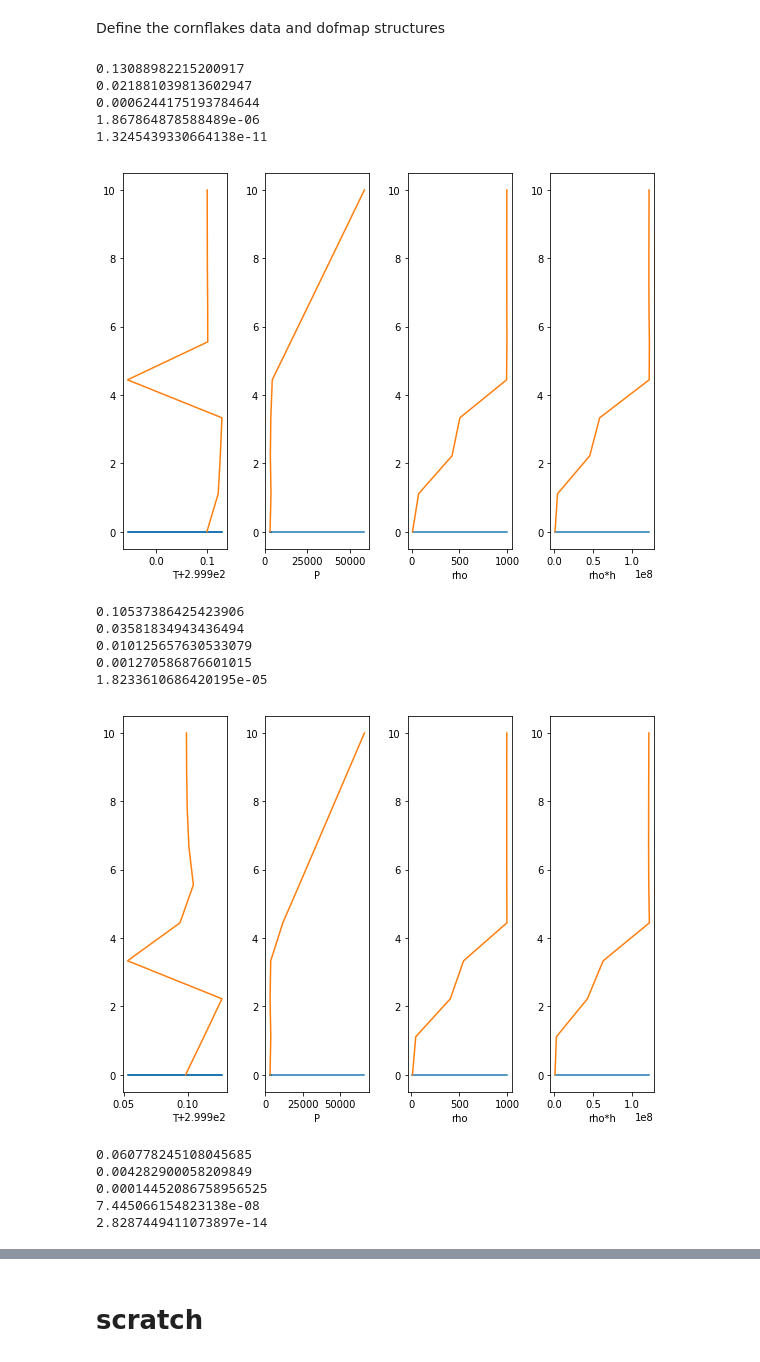
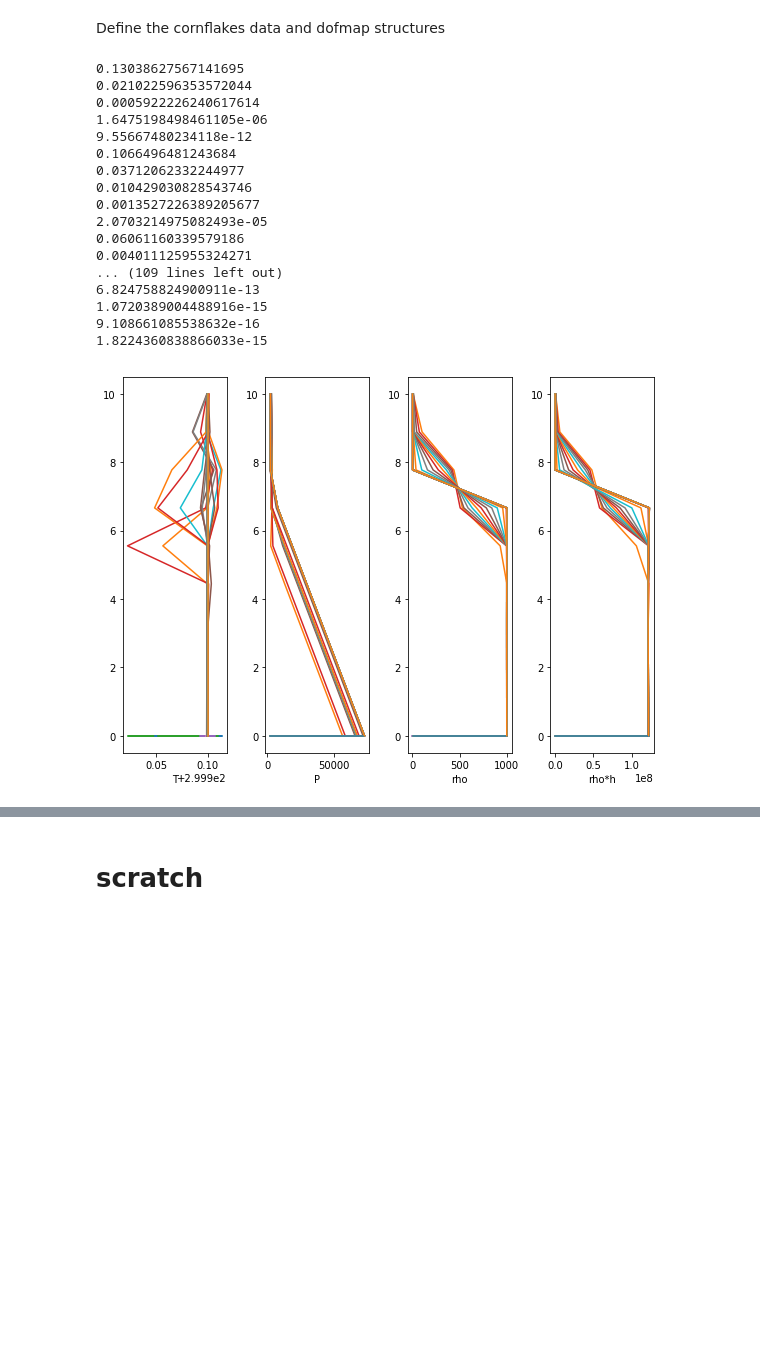
Before and after one commit to afqueiruga/LatentPrimaries, a Jupyter notebook: assembly.ipynb, the cells around one changed output, grey strips where cells are left out. Drawn from its saved outputs; the diff is of its cells as text; code cells hidden in the pictures; blank space fills up the shorter version.

```diff
--- a/assembly.ipynb
+++ b/assembly.ipynb
@@ -155,31 +157,32 @@ q[:] = q0
 # %%
-for t in range(5):
-    plt.figure(figsize=(8,6))
+plt.figure(figsize=(8,6))
+plot(q)
+for t in range(25):
     for i in range(5):
         R,K = build_system(q,q0)
         Dq = scipy.sparse.linalg.spsolve(K,R)
         q[:] += Dq
-
         print(np.linalg.norm(Dq))
     q0[:]=q[:]
     plot(q)
-    plt.tight_layout()
-    plt.show()
+plt.tight_layout()
+plt.show()
 # %% [output]
-0.13088982215200917
-0.021881039813602947
-0.0006244175193784644
-1.867864878588489e-06
-1.3245439330664138e-11
+0.13038627567141695
+0.021022596353572044
+0.0005922226240617614
+1.6475198498461105e-06
+9.55667480234118e-12
+0.1066496481243684
+0.03712062332244977
+0.010429030828543746
+0.0013527226389205677
+2.0703214975082493e-05
+0.06061160339579186
+0.004011125955324271
+... (109 lines left out)
+6.824758824900911e-13
+1.0720389004488916e-15
+9.108661085538632e-16
+1.8224360838866033e-15
-[figure, old version]
+[figure, new version]
-0.10537386425423906
-0.03581834943436494
-0.010125657630533079
-0.001270586876601015
-1.8233610686420195e-05
-[figure, removed]
-0.060778245108045685
-0.004282900058209849
-0.00014452086758956525
-7.445066154823138e-08
-2.8287449411073897e-14
```
Also changed, not shown: parts of 4 cells of this notebook, 1 other file.
